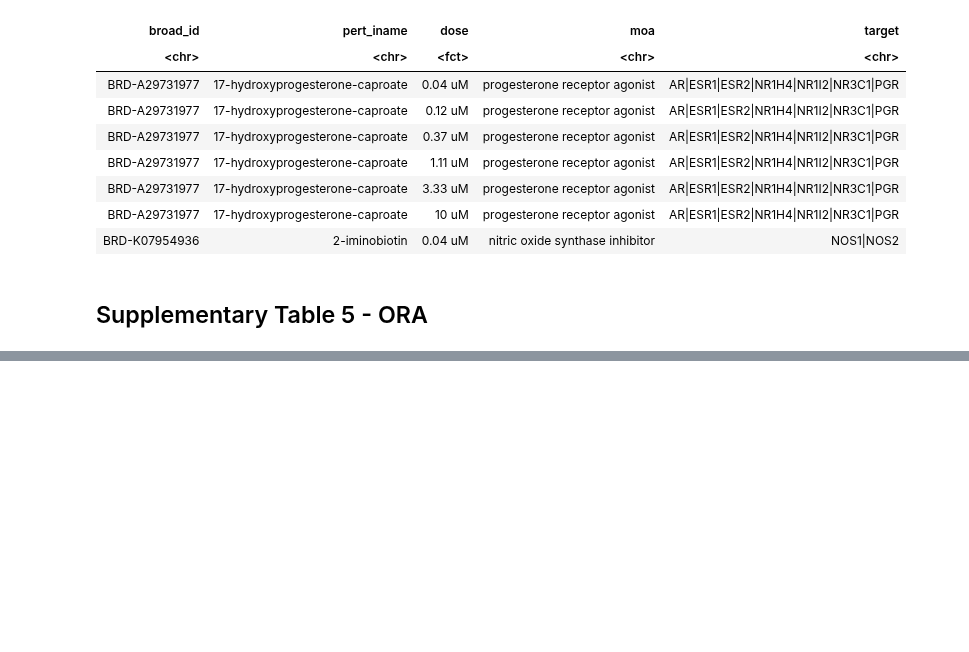
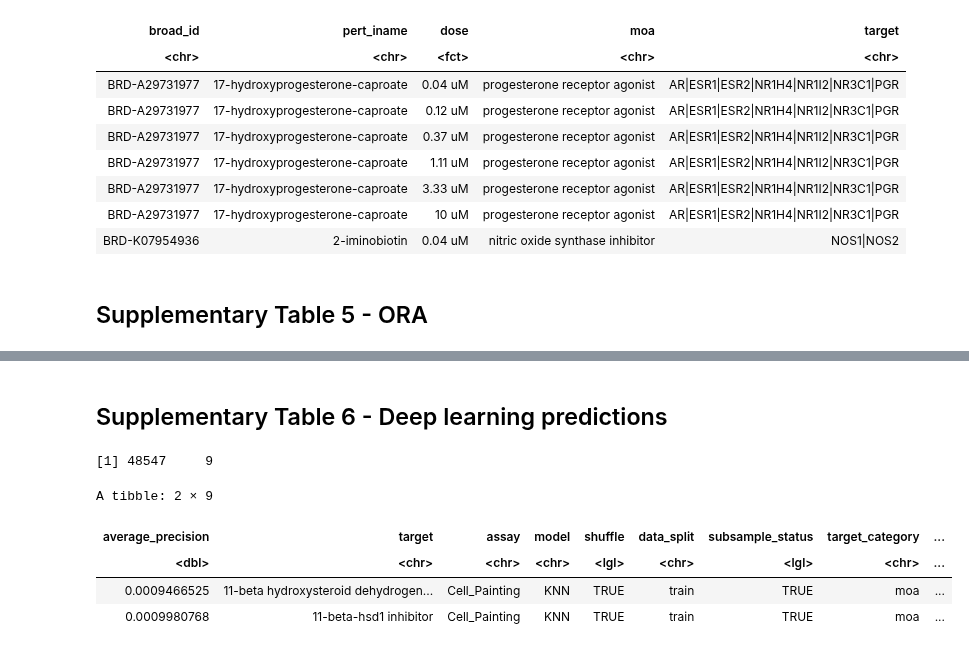
Before and after one commit to broadinstitute/lincs-profiling-complementarity, a Jupyter notebook: 6.paper_figures/supplementary-tables.ipynb, the cells around one changed output, grey strips where cells are left out. Saved outputs shown, nothing was run; the diff lists cells and outputs as text; code cells hidden in the pictures; blank space fills up the shorter version.

Commit message:
add two new supplementary figures for deep learning analysis
other categories for MOA prediction and new GO term prediction

```diff
--- a/6.paper_figures/supplementary-tables.ipynb
+++ b/6.paper_figures/supplementary-tables.ipynb
@@ -425,3 +425,49 @@ A tibble: 3 × 16
 | GO:0003824 | catalytic activity | http://amigo.geneontology.org/ami... | 448 | 22 | 13.9249732 | 1.579895 | 0.001851467 | 1 | 329;998;1017;1026;1643;1738;1983;... | ... |
 | GO:0004674 | protein serine/threonine kinase a... | http://amigo.geneontology.org/ami... | 68 | 7 | 2.1136120 | 3.311866 | 0.003438725 | 1 | 998;1017;1026;5255;5603;9133;23139 | ... |
 | GO:1902554 | serine/threonine protein kinase c... | http://amigo.geneontology.org/ami... | 23 | 4 | 0.7148982 | 5.595202 | 0.004434779 | 1 | 1017;1026;5255;9133 | ... |
+# %% [markdown]
+## Supplementary Table 6 - Deep learning predictions
+# %%
+# Load average precision scores for all models and targets
+metric_dir <- file.path("..", "2.MOA-prediction", "metrics")
+ap_file <- file.path(metric_dir, "average_precision_full_results.tsv.gz")
+
+ap_cols <- readr::cols(
+  average_precision = readr::col_double(),
+  target = readr::col_character(),
+  assay = readr::col_character(),
+  model = readr::col_character(),
+  shuffle = readr::col_logical(),
+  data_split = readr::col_character(),
+  target_category = readr::col_character()
+)
+
+ap_df <- readr::read_tsv(ap_file, col_types = ap_cols)
+
+ap_df$assay <- dplyr::recode(
+    ap_df$assay, "cp" = "Cell_Painting", "L1000" = "L1000"
+)
+
+ap_df$model <- dplyr::recode(
+    ap_df$model,
+        "mlknn" = "KNN",
+        "simplenn" = "Simple_NN",
+        "resnet" = "ResNet",
+        "1dcnn" = "1D_CNN",
+        "tabnet" = "TabNet",
+        "blend" = "Ensemble"
+)
+
+# This is Supplementary Table 6
+output_file <- file.path("results", "supplementary_table6_deeplearning_avgprecision.tsv.gz")
+ora_df %>% readr::write_tsv(output_file)
+
+print(dim(ap_df))
+head(ap_df, 2)
+# %% [output]
+[1] 48547     9
+A tibble: 2 × 9
+| average_precision | target | assay | model | shuffle | data_split | subsample_status | target_category | ... |
+| <dbl> | <chr> | <chr> | <chr> | <lgl> | <chr> | <lgl> | <chr> | ... |
+| 0.0009466525 | 11-beta hydroxysteroid dehydrogen... | Cell_Painting | KNN | TRUE | train | TRUE | moa | ... |
+| 0.0009980768 | 11-beta-hsd1 inhibitor | Cell_Painting | KNN | TRUE | train | TRUE | moa | ... |
```
Also changed, not shown: parts of 1 cell of this notebook, 7 other files.
